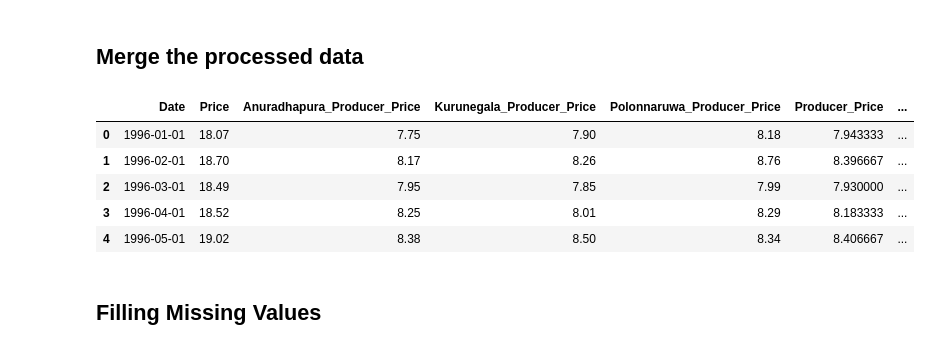
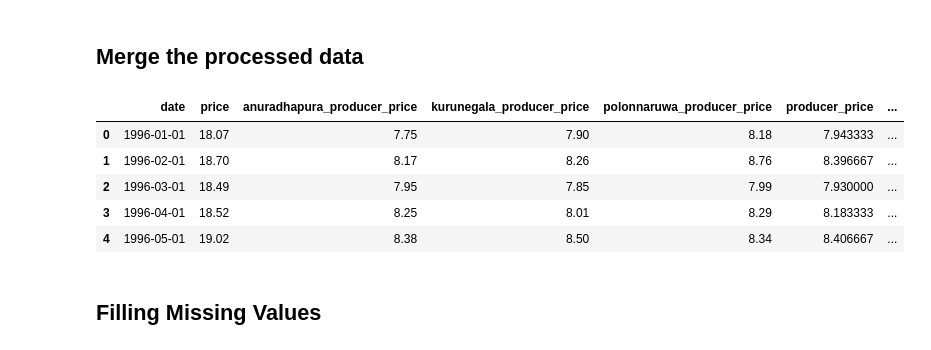
Before and after one commit to luqmanrumaiz/SriOryzaugur, a Jupyter notebook: model/sri-oryzaugur-preprocessing.ipynb, the cells around one changed output. Saved outputs shown, nothing was run; the diff lists cells and outputs as text; code cells hidden in the pictures.

```diff
--- a/model/sri-oryzaugur-preprocessing.ipynb
+++ b/model/sri-oryzaugur-preprocessing.ipynb
@@ -330,7 +327,7 @@ combined_producer_prices
 | 323 | 2022-12-01 | NaN |
 324 rows × 2 columns
 # %%
-anuradhapura_producer_prices.drop('Producer_Price', axis=1, inplace=True)
-kurunegala_producer_prices.drop('Producer_Price', axis=1, inplace=True)
-polonnaruwa_producer_prices.drop('Producer_Price', axis=1, inplace=True)
+anuradhapura_producer_prices.drop('producer_price', axis=1, inplace=True)
+kurunegala_producer_prices.drop('producer_price', axis=1, inplace=True)
+polonnaruwa_producer_prices.drop('producer_price', axis=1, inplace=True)
 # %% [markdown]
@@ -377,7 +374,7 @@ monthly_df = pd.DataFrame(index=dates)
 # Merge the year and paddy production data with the monthly DataFrame
 monthly_dates = pd.date_range(start='1996-01-01', end='2022-12-01', freq='MS')
 monthly_df['Year'] = monthly_df.index.strftime('%Y')
-monthly_df = monthly_df.reset_index().rename(columns={'index': 'Date'})
+monthly_df = monthly_df.reset_index().rename(columns={'index': 'date'})
 
 # Merge the year and paddy production data with the monthly DataFrame
 monthly_df['Year'] = pd.to_datetime(monthly_df['Year'])
@@ -385,7 +382,7 @@ monthly_df = pd.merge(monthly_df, paddy_production, on='Year')
 
 
 def classify_yaha_mala(row):
-    date = row["Date"]
+    date = row["date"]
 
     if date.month >= 10 or date.month <= 4:
         return row["Maha"]
@@ -396,8 +393,8 @@ def classify_total_production(row):
     return row["Total"]
 
 # Fill the missing values
-monthly_df["Production"] = monthly_df.apply(classify_yaha_mala, axis=1)
-monthly_df["Production_Total"] = monthly_df.apply(classify_total_production, axis=1)
+monthly_df["production"] = monthly_df.apply(classify_yaha_mala, axis=1)
+monthly_df["production_total"] = monthly_df.apply(classify_total_production, axis=1)
 
 # Drop unwanted Columns
 monthly_df.drop(['Year', 'Maha', 'Yala', 'Total'], axis=1, inplace=True)
@@ -441,18 +438,17 @@ exchange_rate
 | 325 | 01/01/1996 | 53.685 | 53.650 | 53.685 | 53.65 | NaN | -0.68% |
 326 rows × 7 columns
 # %%
-# Convert 'Date' into datetime
+# Convert 'date' into datetime
 exchange_rate['Date'] = pd.to_datetime(exchange_rate['Date'], format='%m/%d/%Y')
 
 # Sort the values based on the date
 exchange_rate = exchange_rate.sort_values(by='Date').reset_index(drop=True)
 
-# Set 'Date' column as index
-exchange_rate = exchange_rate.set_index('Date')
-
 # Convert column to float from string
-exchange_rate['Exchange_Rate'] = exchange_rate['Price'].astype(float)
+exchange_rate['exchange_rate'] = exchange_rate['Price'].astype(float)
 
 exchange_rate = exchange_rate.drop(['Price', 'Open', 'High', 'Low', 'Vol.', 'Change %'], axis=1)
+exchange_rate.rename(columns={'Date': 'date'}, inplace=True)
+
 exchange_rate
 # %% [output]
@@ -498,24 +493,24 @@ fuel_prices
 396 rows × 2 columns
 # %%
 fuel_prices['Date'] = pd.to_datetime(fuel_prices['Date'], format='%Y-%m-%d')
-fuel_prices.rename(columns={'LAD': 'Fuel_Price'}, inplace=True)
+fuel_prices.rename(columns={'LAD': 'fuel_price', 'Date': 'date'}, inplace=True)
 # %% [markdown]
 ## Merge the processed data
 # %%
 # Lets now merge the different dataframes into one for our multivariate analysis
 
-df = pd.merge(df, anuradhapura_producer_prices, on='Date')
-df = pd.merge(df, kurunegala_producer_prices, on='Date')
-df = pd.merge(df, polonnaruwa_producer_prices, on='Date')
-df = pd.merge(df, combined_producer_prices, on='Date')
-df = pd.merge(df, monthly_df, on='Date')
-df = pd.merge(df, exchange_rate, on='Date')
-df = pd.merge(df, fuel_prices, on='Date')
+df = pd.merge(df, anuradhapura_producer_prices, on='date')
+df = pd.merge(df, kurunegala_producer_prices, on='date')
+df = pd.merge(df, polonnaruwa_producer_prices, on='date')
+df = pd.merge(df, combined_producer_prices, on='date')
+df = pd.merge(df, monthly_df, on='date')
+df = pd.merge(df, exchange_rate, on='date')
+df = pd.merge(df, fuel_prices, on='date')
 
-# df = pd.merge(df, exchange_rate, on='Date')
+# df = pd.merge(df, exchange_rate, on='date')
 df.head()
 # %% [output]
-|  | Date | Price | Anuradhapura_Producer_Price | Kurunegala_Producer_Price | Polonnaruwa_Producer_Price | Producer_Price | ... |
+|  | date | price | anuradhapura_producer_price | kurunegala_producer_price | polonnaruwa_producer_price | producer_price | ... |
 | 0 | 1996-01-01 | 18.07 | 7.75 | 7.90 | 8.18 | 7.943333 | ... |
 | 1 | 1996-02-01 | 18.70 | 8.17 | 8.26 | 8.76 | 8.396667 | ... |
 | 2 | 1996-03-01 | 18.49 | 7.95 | 7.85 | 7.99 | 7.930000 | ... |
```
Also changed, not shown: parts of 34 cells of this notebook.
